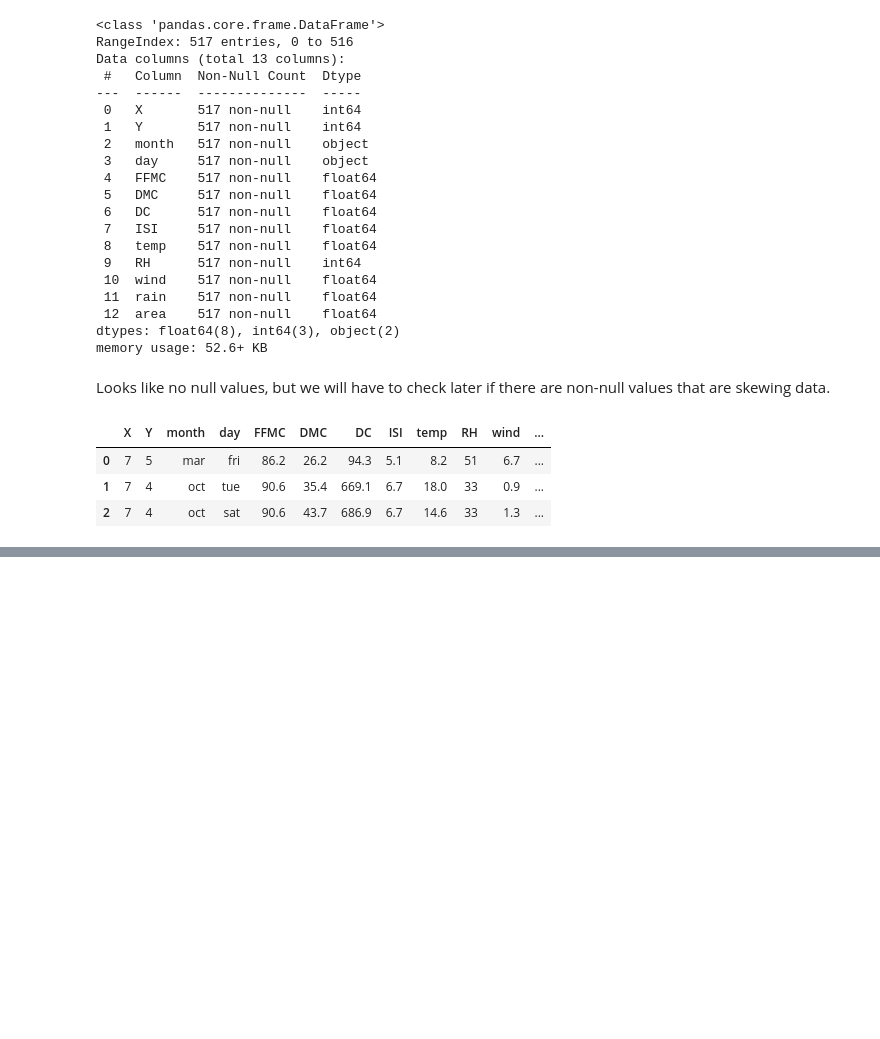
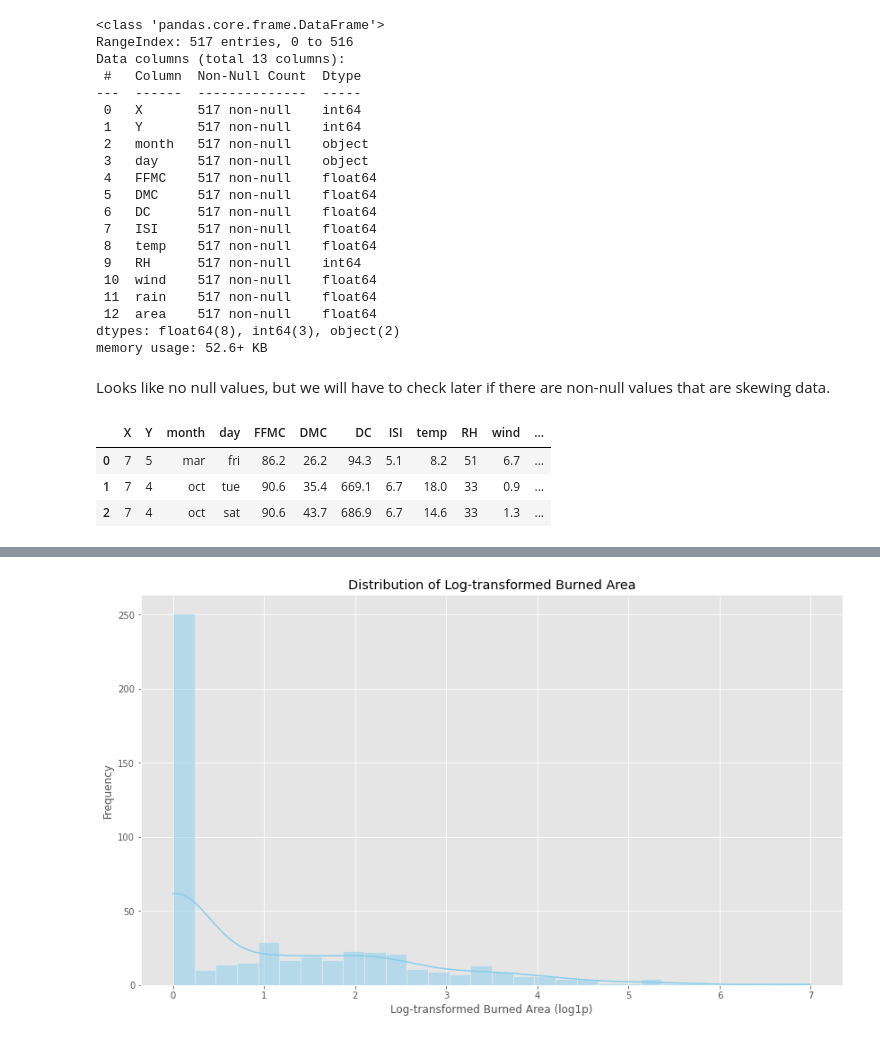
Before and after one commit to dmm4613/forest-fires-eda, a Jupyter notebook: forest-fire-eda.ipynb, the cells around one changed output, grey strips where cells are left out. Drawn from its saved outputs; the diff is of its cells as text; code cells hidden in the pictures; blank space fills up the shorter version.

```diff
--- a/forest-fire-eda.ipynb
+++ b/forest-fire-eda.ipynb
@@ -72,0 +114,16 @@ df.describe()
+# %%
+# np.log1p is used instead of np.log to handle zero values gracefully. log1p(x) computes log(1 + x), which is more stable for small values.
+
+df_cleaned['log_burned_area'] = np.log1p(df_cleaned['area'])
+
+# Plotting the distribution of the transformed burned area
+plt.figure(figsize=(14, 8))
+sns.histplot(df_cleaned['log_burned_area'], kde=True, bins=30, color='skyblue')
+
+# Customize the plot
+plt.title("Distribution of Log-transformed Burned Area")
+plt.xlabel("Log-transformed Burned Area (log1p)")
+plt.ylabel("Frequency")
+plt.show()
+# %% [output]
+[figure, added]
```
Also changed, not shown: parts of 27 cells of this notebook.
